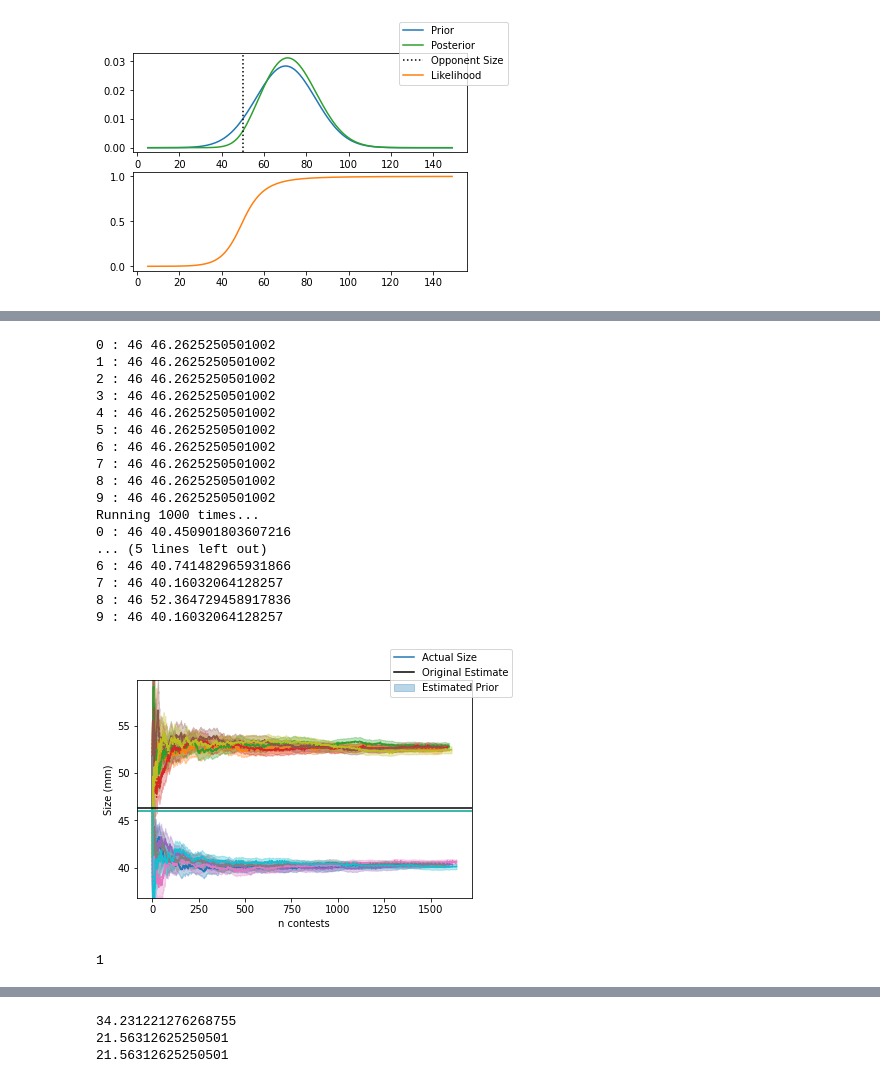
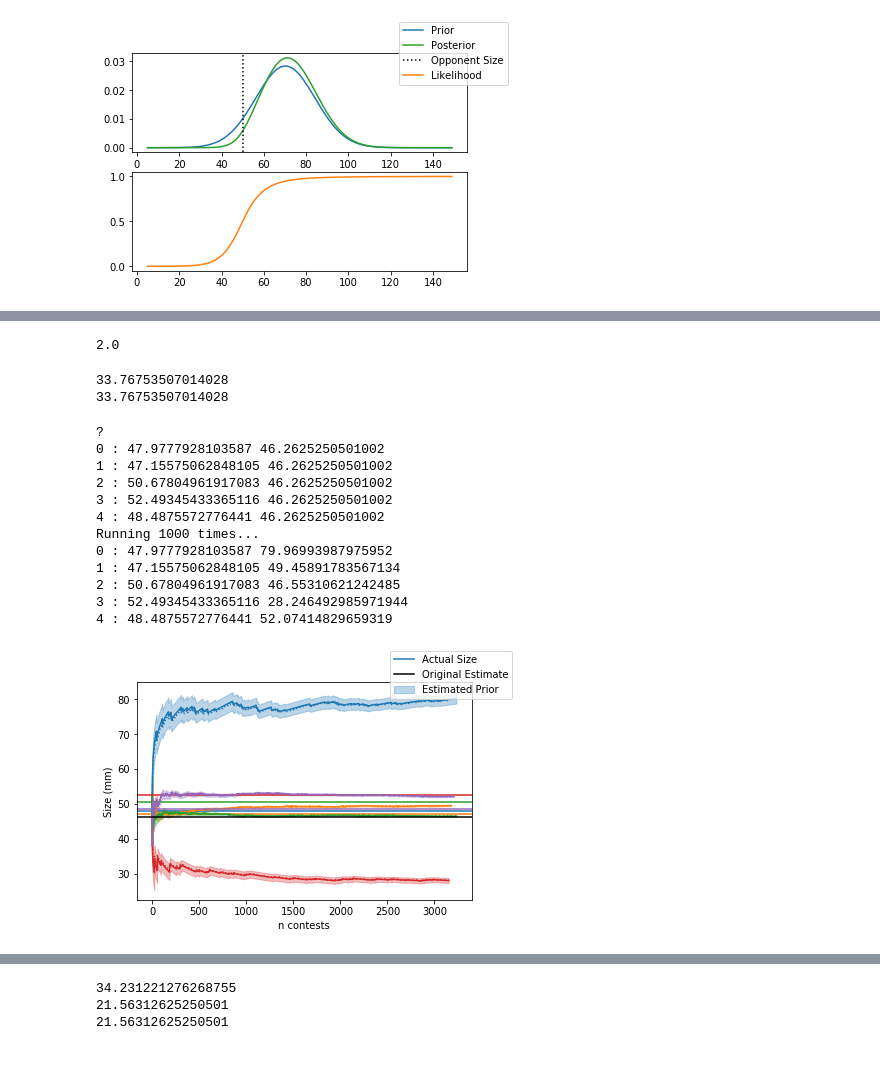
Before and after one commit to aperkes/BayesBattleBots, a Jupyter notebook: BayesFights.ipynb, the cells around one changed output, grey strips where cells are left out. Saved outputs shown, nothing was run; the diff lists cells and outputs as text; code cells hidden in the pictures.

```diff
--- a/BayesFights.ipynb
+++ b/BayesFights.ipynb
@@ -451,66 +826,78 @@ print(t1.fight_list[0].outcome)
+# %%
+test_method = np.mean
+print(test_method([1,2,3]))
+# %% [output]
+2.0
+# %%
+normed_prior = f1.prior / np.sum(f1.prior)
+cdf_prior = np.cumsum(normed_prior)
+print(f1.xs[cdf_prior > .5][0])
+
+
+print(f1.xs[np.argmax(cdf_prior > .5)])
+# %% [output]
+33.76753507014028
+33.76753507014028
 # %%
-f0 = Fish(0,age=50)
-f1 = Fish(1,age=50)
+if True:
+    f0 = Fish(0,age=50)
+    f1 = Fish(1,age=50)
 
-f2 = Fish(2,age=50)
-f3 = Fish(3,age=50)
-f4 = Fish(4,age=50)
+    f2 = Fish(2,age=50)
+    f3 = Fish(3,age=50)
+    f4 = Fish(4,age=50)
 
-fish_list = [Fish(f,size=46,age=50) for f in range(10)]
+    fish_list = [Fish(f,age=50) for f in range(5)]
+    #fish_list = [Fish(f,age=50) for f in range(5)]
 
-t0 = Tank(fish_list,f_method = 'random',f_outcome='escalate',n_fights=8000)
+    t0 = Tank(fish_list,f_method = 'random',f_outcome='wager_chance',n_fights=8000)
+else:
+    t0 = Tank(fish_list,f_method = 'random',f_outcome='wager',n_fights=8000)
+
+print(t0.fight_list[0].outcome)
+
 t0.print_status()
 t0.run_all()
 print('Running 1000 times...')
 t0.print_status()
 
 fig,ax = plt.subplots()
 
 sizes = []
 for i in range(len(t0.fishes)):
     f = t0.fishes[i]
     sizes.append(f.size)
     ax.plot(f.est_record,color=cm.tab10(i),linestyle=':')
     ax.plot(f.est_record_,color=cm.tab10(i))
     if i == 0:
         ax.axhline(f.size,color =cm.tab10(i),label='Actual Size')
         ax.fill_between(np.arange(len(f.est_record)),np.array(f.est_record_) + np.array(f.sdest_record),
                     np.array(f.est_record_) - np.array(f.sdest_record),
                     color=cm.tab10(i),alpha=.3,label='Estimated Prior')
     else:
         ax.axhline(f.size,color =cm.tab10(i))
         ax.fill_between(np.arange(len(f.est_record)),np.array(f.est_record_) + np.array(f.sdest_record),
                     np.array(f.est_record_) - np.array(f.sdest_record),
                     color=cm.tab10(i),alpha=.3)
 
 ax.axhline(growth_func(50),color='black',label='Original Estimate')
 ax.set_xlabel('n contests')
 ax.set_ylabel('Size (mm)')
-ax.set_ylim([min(sizes)*.8,max(sizes)*1.3])
-
+#ax.set_ylim([min(sizes)*.8,max(sizes)*1.3])
+#ax.set_ylim([47,53])
 fig.legend()
 fig.show()
 # %% [output]
-0 : 46 46.2625250501002
-1 : 46 46.2625250501002
-2 : 46 46.2625250501002
-3 : 46 46.2625250501002
-4 : 46 46.2625250501002
-5 : 46 46.2625250501002
-6 : 46 46.2625250501002
-7 : 46 46.2625250501002
-8 : 46 46.2625250501002
-9 : 46 46.2625250501002
+?
+0 : 47.9777928103587 46.2625250501002
+1 : 47.15575062848105 46.2625250501002
+2 : 50.67804961917083 46.2625250501002
+3 : 52.49345433365116 46.2625250501002
+4 : 48.4875572776441 46.2625250501002
 Running 1000 times...
-0 : 46 40.450901803607216
-... (5 lines left out)
-6 : 46 40.741482965931866
-7 : 46 40.16032064128257
-8 : 46 52.364729458917836
-9 : 46 40.16032064128257
+0 : 47.9777928103587 79.96993987975952
+1 : 47.15575062848105 49.45891783567134
+2 : 50.67804961917083 46.55310621242485
+3 : 52.49345433365116 28.246492985971944
+4 : 48.4875572776441 52.07414829659319
-[figure, old version]
+[figure, new version]
-# %%
-len(t0.fight_list)
-t0.fight_list[10].outcome
-# %% [output]
-1
```
Also changed, not shown: parts of 13 cells of this notebook.
